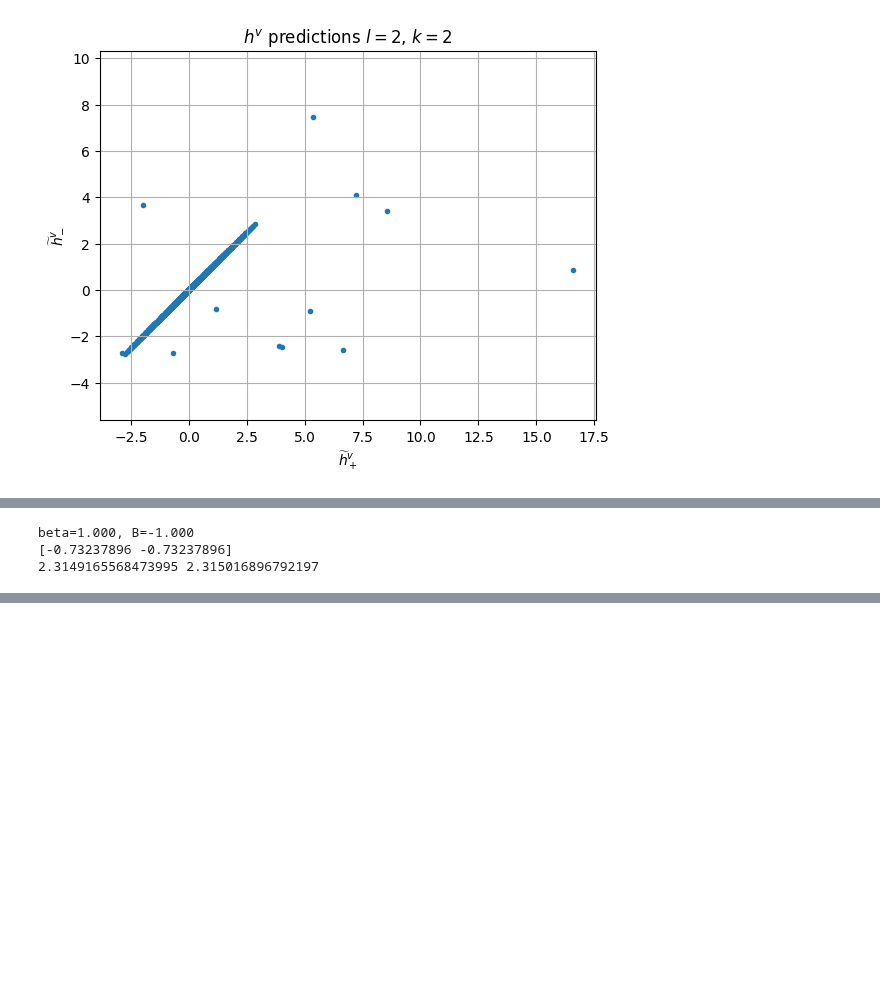
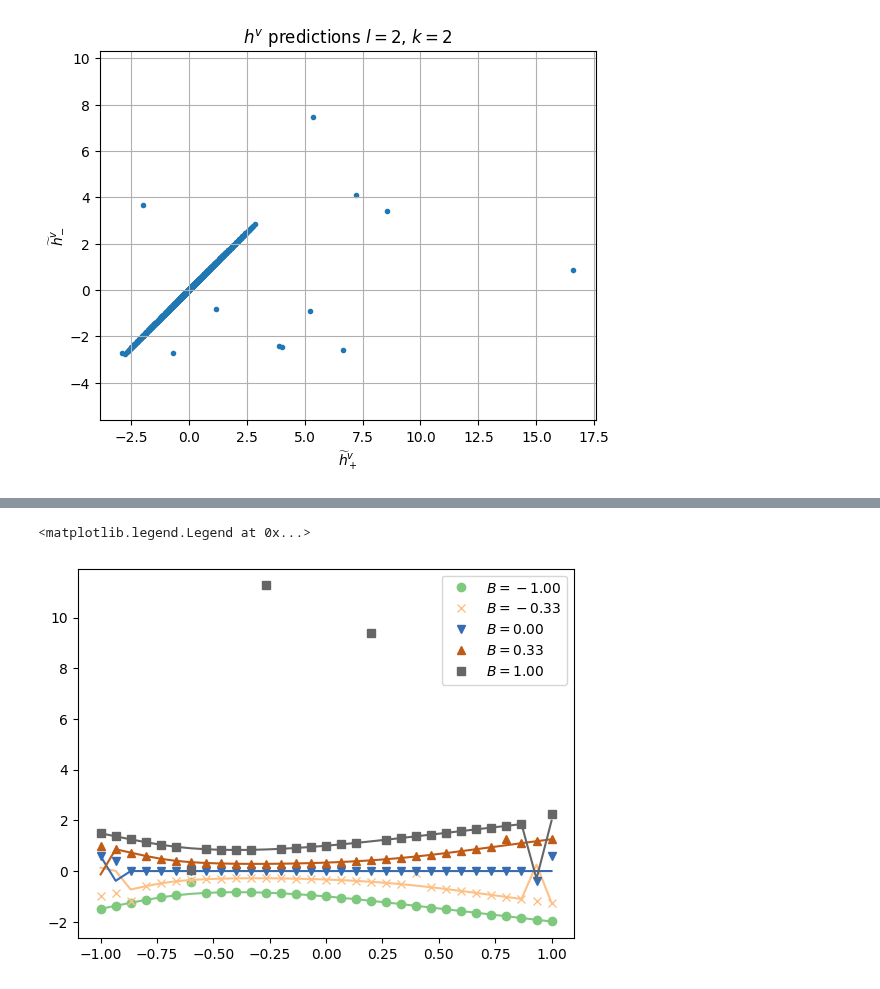
Before and after one commit to YizhongHu/statistical_mechanics_on_graphs, a Jupyter notebook: src/ising_bipartite.ipynb, the cells around one changed output, grey strips where cells are left out. Saved outputs shown, nothing was run; the diff lists cells and outputs as text; code cells hidden in the pictures; blank space fills up the shorter version.

```diff
--- a/src/ising_bipartite.ipynb
+++ b/src/ising_bipartite.ipynb
@@ -641,33 +646,39 @@ def solve_h(beta, B, l, k):
 
     def eq(h):
         ha, hv = h
+        alpha = k / l
         return [
-            B - ha + (arctanh(np.tanh(beta) * np.tanh(hv)))**(l-1),
-            B - hv + (arctanh(np.tanh(beta) * np.tanh(ha)))**(k-1)
+            B - ha + (arctanh(np.tanh(beta) * np.tanh(hv)))*(l-1),
+            B - hv + (arctanh(np.tanh(beta) * np.tanh(ha)))*(k-1)
         ]
 
     return fsolve(eq, np.random.uniform(-1, 1, 2))
 # %%
-l, k = 3, 3
+l, k = 2, 3
 with open(f"../data/ising_bptt/{l=}_{k=}.npz", "rb") as f:
     npzfile = np.load(f)
     mu_a = npzfile['mu_a'].reshape(*betam.shape, 2, l+1)
     betam = npzfile['betam']
     Bm = npzfile['Bm']
+    Bs = npzfile['Bs']
-# %%
-i, j = 0, 30
-beta, B = betam[i, j], Bm[i, j]
-
-print(f'{beta=:.3f}, {B=:.3f}')
-
-print(solve_h(beta, B, l, k))
-
-pi_mu = edge_distribution_partial(mu_a[i, j], l)
-h_a_neg = (np.log(pi_mu[0, 0] / pi_mu[1, 0]) / 2 - beta + B / l) / (1 - 1/k)
-h_v_neg = (np.log(pi_mu[0, 0] / pi_mu[0, 1]) / 2 - beta + B / k) / (1 - 1/l)
-
-print(B / l + (1 - 1/l) * h_a_neg, B / k + (1 - 1/k) * h_v_neg)
-# %% [output]
-beta=1.000, B=-1.000
-[-0.73237896 -0.73237896]
-2.3149165568473995 2.315016896792197
+# %%
+B_indices = [0, 10, 15, 20, 30]
+
+colormap = mpl.colormaps['Accent']
+colors = [colormap(i) for i in np.linspace(0, 1, len(B_indices))]
+for B_index, m, color in zip(B_indices, markers, colors):
+    h_a_nums = []
+    h_a_preds = []
+    for beta_index, beta in enumerate(betas):
+        B = Bs[B_index]
+        pi_mu = edge_distribution_partial(mu_a[B_index, beta_index], l)
+        h_a_neg = -(np.log(pi_mu[0, 0] / pi_mu[1, 0]) / 2 - beta)
+        h_a_nums.append(h_a_neg)
+        # h_v_neg = -(np.log(pi_mu[0, 0] / pi_mu[0, 1]) / 2 - beta)
+        h_a_pred = solve_h(beta, B, l, k)[0]
+        h_a_preds.append(h_a_pred)
+    plt.plot(Bs, h_a_preds, color=color)
+    plt.plot(Bs, h_a_nums, m, label=f'$B={B:.2f}$', color=color)
+# plt.ylim(-3, 3)
+plt.legend()
+# %% [output]
@@ -673,0 +688,2 @@ beta=1.000, B=-1.000
+<matplotlib.legend.Legend at 0x...>
+[figure, added]
```
Also changed, not shown: parts of 8 cells of this notebook, 3 other files.
